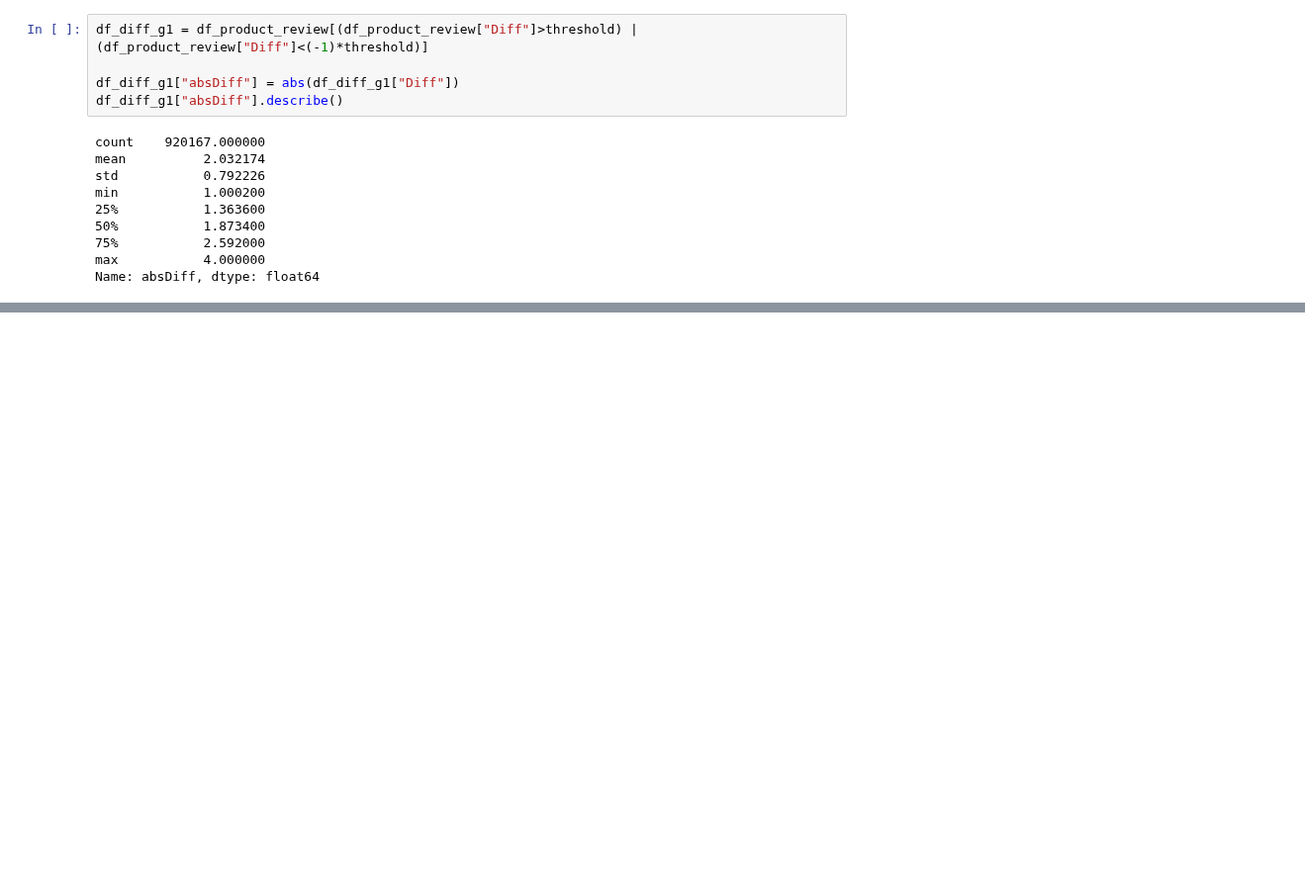
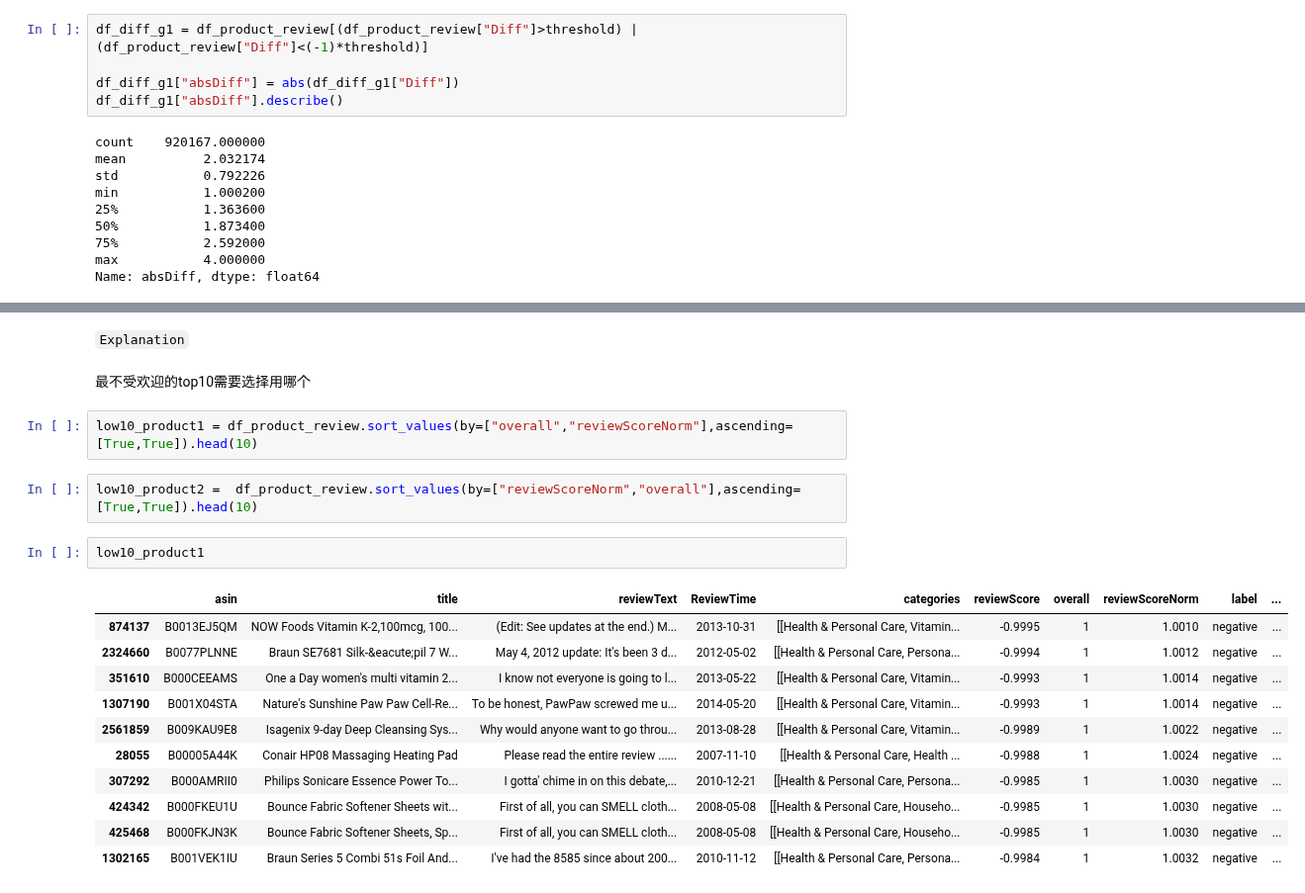
Before and after one commit to epfl-ada-2018/ada007project, a Jupyter notebook: Review Sentiment Analysis.ipynb, the cells around one changed output, grey strips where cells are left out. Shown at 99% size. Cells and saved outputs as stored; diff of their text form; blank space fills up the shorter version.

```diff
--- a/Review Sentiment Analysis.ipynb
+++ b/Review Sentiment Analysis.ipynb
@@ -315,0 +411,22 @@ Name: absDiff, dtype: float64
+# %% [markdown]
+``Explanation``
+# %% [markdown]
+最不受欢迎的top10需要选择用哪个
+# %%
+low10_product1 = df_product_review.sort_values(by=["overall","reviewScoreNorm"],ascending=[True,True]).head(10)
+# %%
+low10_product2 =  df_product_review.sort_values(by=["reviewScoreNorm","overall"],ascending=[True,True]).head(10)
+# %%
+low10_product1
+# %% [output]
+|  | asin | title | reviewText | ReviewTime | categories | reviewScore | overall | reviewScoreNorm | label | ... |
+| 874137 | B0013EJ5QM | NOW Foods Vitamin K-2,100mcg, 100... | (Edit: See updates at the end.) M... | 2013-10-31 | [[Health & Personal Care, Vitamin... | -0.9995 | 1 | 1.0010 | negative | ... |
+| 2324660 | B0077PLNNE | Braun SE7681 Silk-&eacute;pil 7 W... | May 4, 2012 update: It's been 3 d... | 2012-05-02 | [[Health & Personal Care, Persona... | -0.9994 | 1 | 1.0012 | negative | ... |
+| 351610 | B000CEEAMS | One a Day women's multi vitamin 2... | I know not everyone is going to l... | 2013-05-22 | [[Health & Personal Care, Vitamin... | -0.9993 | 1 | 1.0014 | negative | ... |
+| 1307190 | B001X04STA | Nature's Sunshine Paw Paw Cell-Re... | To be honest, PawPaw screwed me u... | 2014-05-20 | [[Health & Personal Care, Vitamin... | -0.9993 | 1 | 1.0014 | negative | ... |
+| 2561859 | B009KAU9E8 | Isagenix 9-day Deep Cleansing Sys... | Why would anyone want to go throu... | 2013-08-28 | [[Health & Personal Care, Vitamin... | -0.9989 | 1 | 1.0022 | negative | ... |
+| 28055 | B00005A44K | Conair HP08 Massaging Heating Pad | Please read the entire review ...... | 2007-11-10 | [[Health & Personal Care, Health ... | -0.9988 | 1 | 1.0024 | negative | ... |
+| 307292 | B000AMRII0 | Philips Sonicare Essence Power To... | I gotta' chime in on this debate,... | 2010-12-21 | [[Health & Personal Care, Persona... | -0.9985 | 1 | 1.0030 | negative | ... |
+| 424342 | B000FKEU1U | Bounce Fabric Softener Sheets wit... | First of all, you can SMELL cloth... | 2008-05-08 | [[Health & Personal Care, Househo... | -0.9985 | 1 | 1.0030 | negative | ... |
+| 425468 | B000FKJN3K | Bounce Fabric Softener Sheets, Sp... | First of all, you can SMELL cloth... | 2008-05-08 | [[Health & Personal Care, Househo... | -0.9985 | 1 | 1.0030 | negative | ... |
+| 1302165 | B001VEK1IU | Braun Series 5 Combi 51s Foil And... | I've had the 8585 since about 200... | 2010-11-12 | [[Health & Personal Care, Persona... | -0.9984 | 1 | 1.0032 | negative | ... |
```
Also changed, not shown: parts of 27 cells of this notebook.
